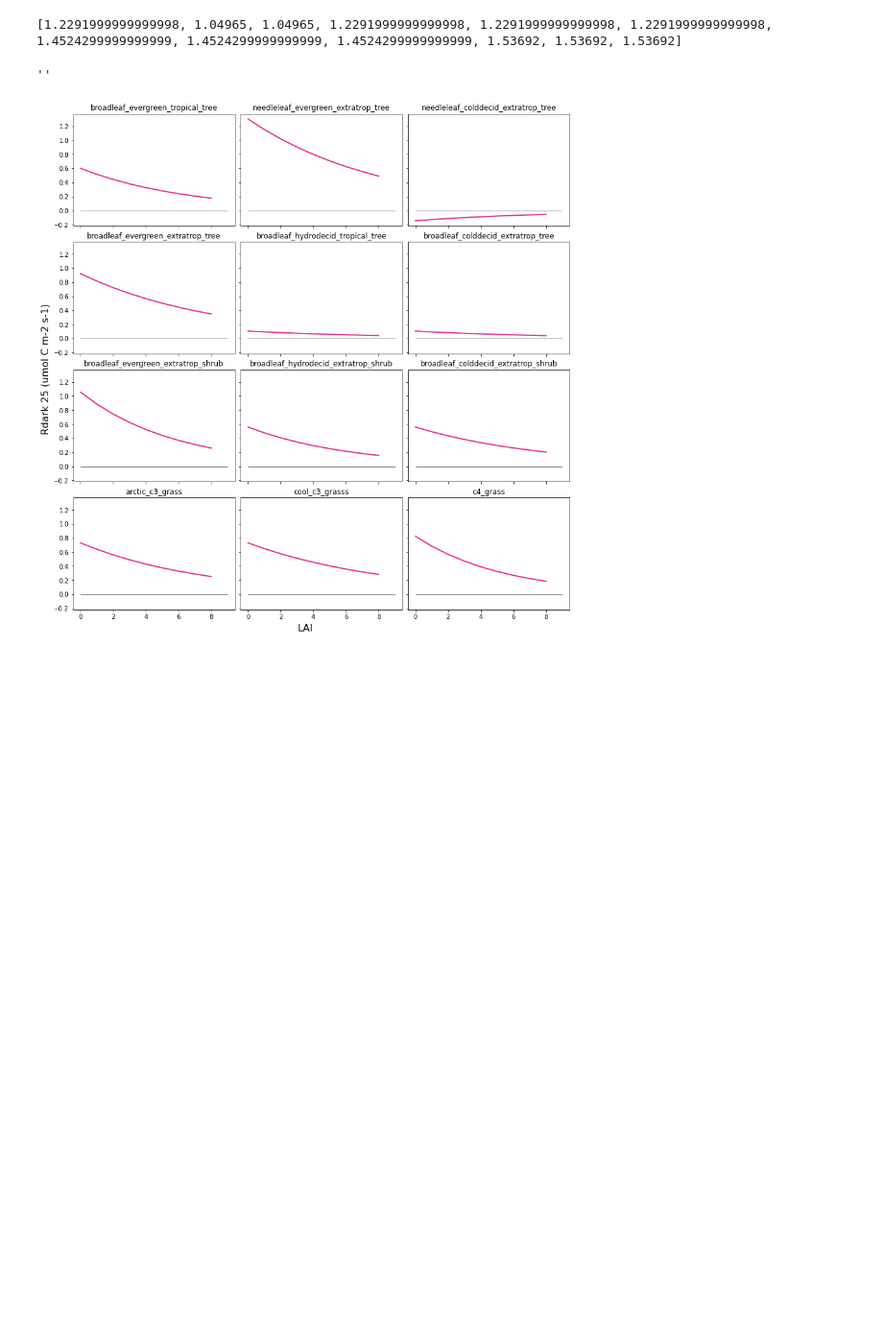
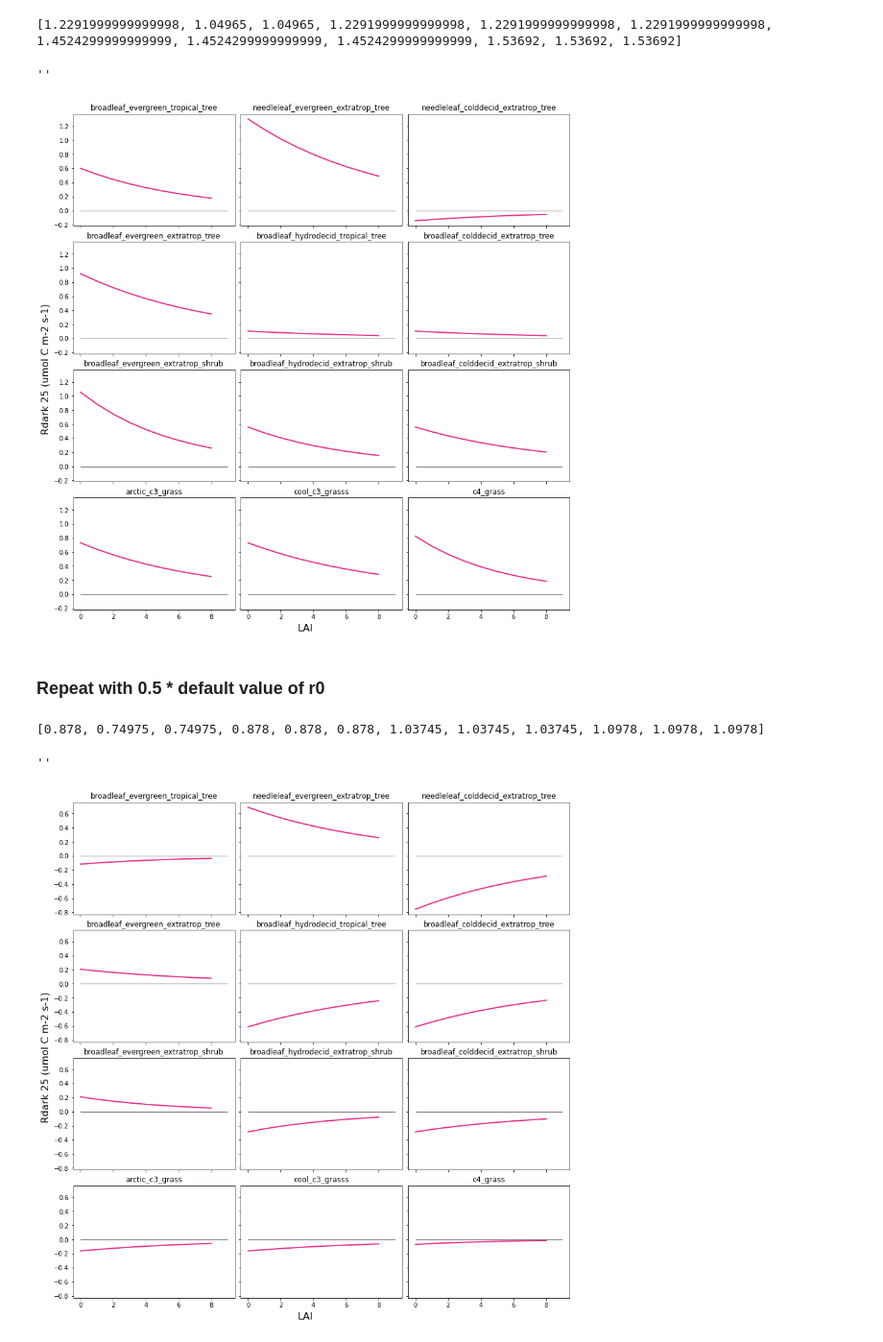
Before and after one commit to JessicaNeedham/FATES-plotting-scripts, a Jupyter notebook: MR_atkin.ipynb, the cells around one changed output. Shown: that part at 96% size. Cells and saved outputs as stored; diff of their text form; code cells hidden in the pictures; blank space fills up the shorter version.

Commit message:
update atkin rdark notebook

```diff
--- a/MR_atkin.ipynb
+++ b/MR_atkin.ipynb
@@ -44,5 +51,5 @@ lai = np.linspace(0,8,9)
 # %%
-tgrowths = np.linspace(273.15, 308.15, 10)  ## 0 to 35
+tgrowths = np.linspace(263.15, 308.15, 5)  ## 0 to 35
 vcmax25tops  = np.linspace(30,100, 3)
 nitr_stoichs = np.linspace(0.02, 0.05, 3)
 slatops = np.linspace(0.006, 0.04, 3)
@@ -105,7 +113,7 @@ print(r0s)
 r1 = 0.2061
 r2 = -0.0402
 tgrowth = 308.15 #298.15
-
+veg_tempk =  tgrowth
 lai = np.linspace(0,8,9)
 # %% [output]
 [1.2291999999999998, 1.04965, 1.04965, 1.2291999999999998, 1.2291999999999998, 1.2291999999999998, 1.4524299999999999, 1.4524299999999999, 1.4524299999999999, 1.53692, 1.53692, 1.53692]
@@ -149,3 +157,40 @@ fig2.supylabel(r'Rdark 25 (umol C m-2 s-1)', fontsize=16)
 # %% [output]
 ''
 [figure]
+# %% [markdown]
+### Repeat with 0.5 * default  value  of r0
+# %%
+r0s_def = [1.756, 1.4995, 1.4995, 1.756, 1.756, 1.756, 2.0749, 2.0749, 2.0749, 2.1956, 2.1956, 2.1956]
+r0s = [x  * 0.5  for x in  r0s_def]
+print(r0s)
+# %% [output]
+[0.878, 0.74975, 0.74975, 0.878, 0.878, 0.878, 1.03745, 1.03745, 1.03745, 1.0978, 1.0978, 1.0978]
+# %%
+lmr = []
+
+for i in range(0,len(slatops)):
+
+    kn = np.exp(0.00963 * vcmax25tops[i]  - 2.43)
+    nscaler = np.exp(-kn * lai)
+
+    # Atkin
+    r_t_refs_atkin = ( nscaler *  (r0s[i] + r1 * lnc_tops[i] + r2 * max(0, (tgrowth - tfrz)) ) )
+
+    lmr.append( r_t_refs_atkin * np.exp(0.1012 * (veg_tempk - tfrz - TrefC) + -0.0005 * ((veg_tempk - tfrz)**2 - TrefC**2)) )
+# %%
+fig2, axs = plt.subplots(nrows=4, ncols=3, figsize=(12,12), sharex=True, sharey=True, constrained_layout=True)
+
+axs = axs.flatten()
+
+for i in range(0,len(slatops)):
+
+    axs[i].plot(lai, lmr[i],  label = 'Atkin', color=colormap[3], linewidth=2)
+    axs[i].hlines(y=0, xmin=0, xmax=9, linewidth=1, color='grey')
+    axs[i].set_title(pftnames[i])
+
+fig2.supxlabel(r'LAI', fontsize=16)
+fig2.supylabel(r'Rdark 25 (umol C m-2 s-1)', fontsize=16)
+;
+# %% [output]
+''
+[figure, added]
```
Also changed, not shown: parts of 6 cells of this notebook.
